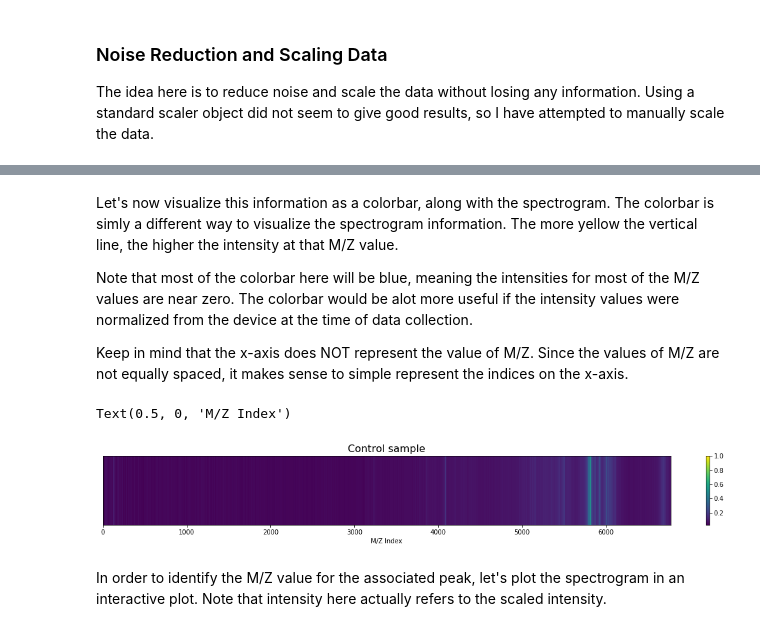
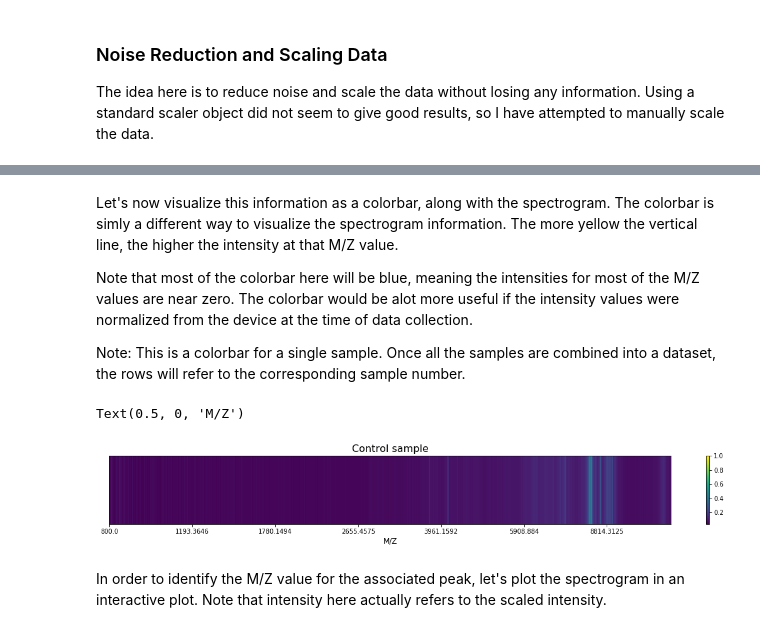
Before and after one commit to s-mushnoori/diagnosing-pancreatic-cancer, a Jupyter notebook: diagnosing-pancreatic-cancer.ipynb, the cells around one changed output, grey strips where cells are left out. Cells and saved outputs as stored; diff of their text form; code cells hidden in the pictures.

```diff
--- a/diagnosing-pancreatic-cancer.ipynb
+++ b/diagnosing-pancreatic-cancer.ipynb
@@ -158,20 +167,21 @@ Let's now visualize this information as a colorbar, along with the spectrogram.
 
 Note that most of the colorbar here will be blue, meaning the intensities for most of the M/Z values are near zero. The colorbar would be alot more useful if the intensity values were normalized from the device at the time of data collection.
 
-Keep in mind that the x-axis does NOT represent the value of M/Z. Since the values of M/Z are not equally spaced, it makes sense to simple represent the indices on the x-axis.
+
+Note: This is  a colorbar for a single sample. Once all the samples are combined into a dataset, the rows will  refer to the corresponding sample number.
 # %%
 # Plot the spectrogram as a colorbar
 cs.set_index('M/Z')
 plt.figure(figsize =(20,2))
 plt.title('Control sample', fontsize = 16)
 plt.imshow(cs['Intensity'][np.newaxis,:], aspect='auto', cmap='viridis')#, extent=[0,max(cs['M/Z']),2,0])
 plt.yticks([])
-#plt.xticks(np.arange(0,11000,1000), cs['M/Z'][0:11000:1000])
+plt.xticks(np.arange(0,7000,1000), cs['M/Z'][0:7000:1000])
 plt.colorbar()
-plt.xlabel('M/Z Index')
+plt.xlabel('M/Z', fontsize = 12)
 # %% [output]
-Text(0.5, 0, 'M/Z Index')
+Text(0.5, 0, 'M/Z')
-[figure, old version]
+[figure, new version]
 # %% [markdown]
 In order to identify the M/Z value for the associated peak, let's plot the spectrogram in an interactive plot. Note that intensity here actually refers to the scaled intensity.
 # %%
```
Also changed, not shown: parts of 18 cells of this notebook.
